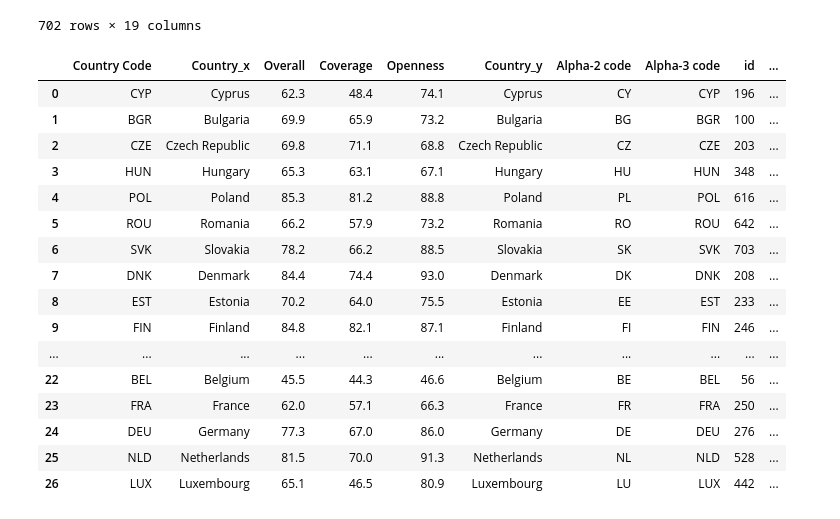
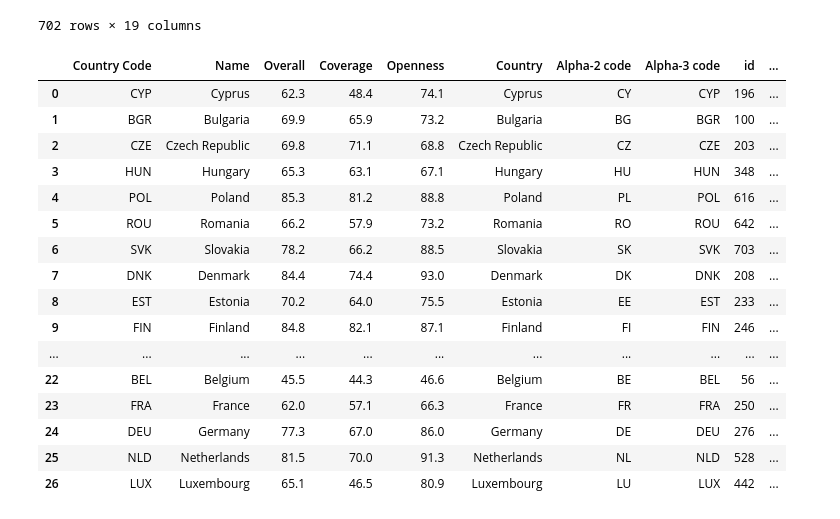
Before and after one commit to miriwie/ODIN-Viz, a Jupyter notebook: project.ipynb, the cells around one changed output. Cells and saved outputs as stored; diff of their text form; code cells hidden in the pictures.

```diff
--- a/project.ipynb
+++ b/project.ipynb
@@ -26,15 +26,15 @@ odin_data
 # %%
 map_data = pd.DataFrame({
     'Country Code':odin_data[odin_data['Data_categories'].str.contains('All Categories')] ['Country Code'],
-    'Country':odin_data[odin_data['Data_categories'].str.contains('All Categories')] ['Country'],
+    'Name':odin_data[odin_data['Data_categories'].str.contains('All Categories')] ['Country'],
     'Overall':odin_data[odin_data['Data_categories'].str.contains('All Categories')] ['Overall score'],
     'Coverage':odin_data[odin_data['Data_categories'].str.contains('All Categories')] ['Coverage_SC'],
     'Openness':odin_data[odin_data['Data_categories'].str.contains('All Categories')] ['Openness_SC'],
 })
 merged_lookup_data = map_data.merge(code_lookup, left_on='Country Code', right_on='Alpha-3 code').rename(columns={'Numeric code': 'id'})
 merged_lookup_data
 # %% [output]
-|  | Country Code | Country_x | Overall | Coverage | Openness | Country_y | Alpha-2 code | Alpha-3 code | id | ... |
+|  | Country Code | Name | Overall | Coverage | Openness | Country | Alpha-2 code | Alpha-3 code | id | ... |
 | 0 | CYP | Cyprus | 62.3 | 48.4 | 74.1 | Cyprus | CY | CYP | 196 | ... |
 | 1 | BGR | Bulgaria | 69.9 | 65.9 | 73.2 | Bulgaria | BG | BGR | 100 | ... |
 | 2 | CZE | Czech Republic | 69.8 | 71.1 | 68.8 | Czech Republic | CZ | CZE | 203 | ... |
```
Also changed, not shown: parts of 1 cell of this notebook.
